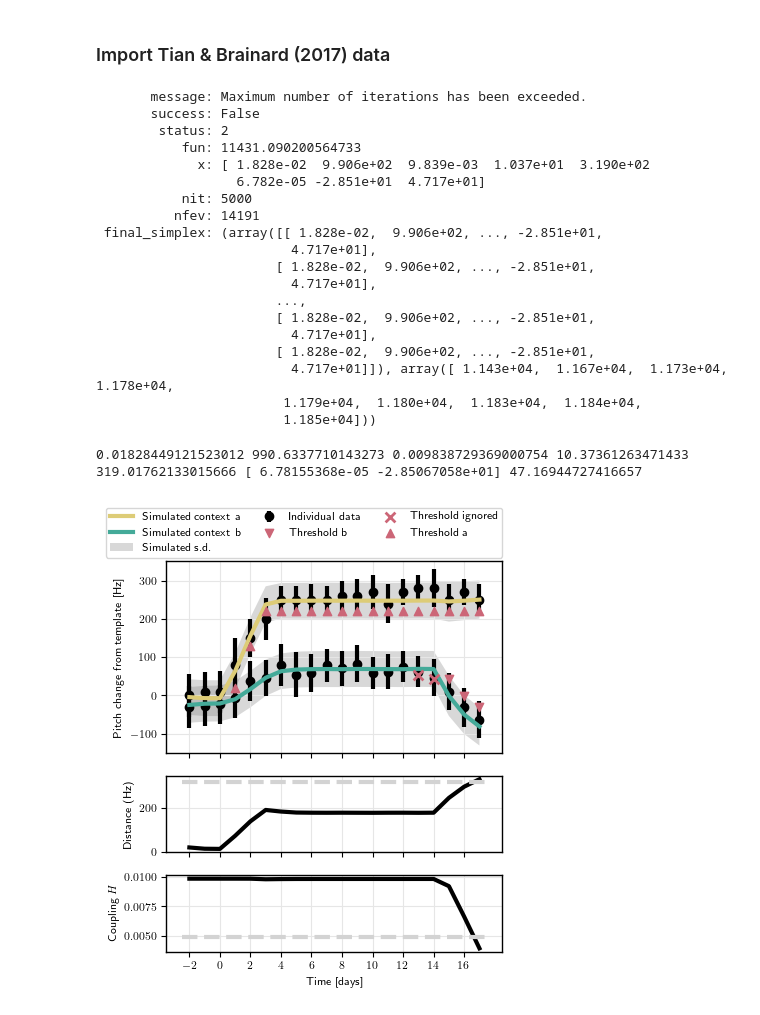
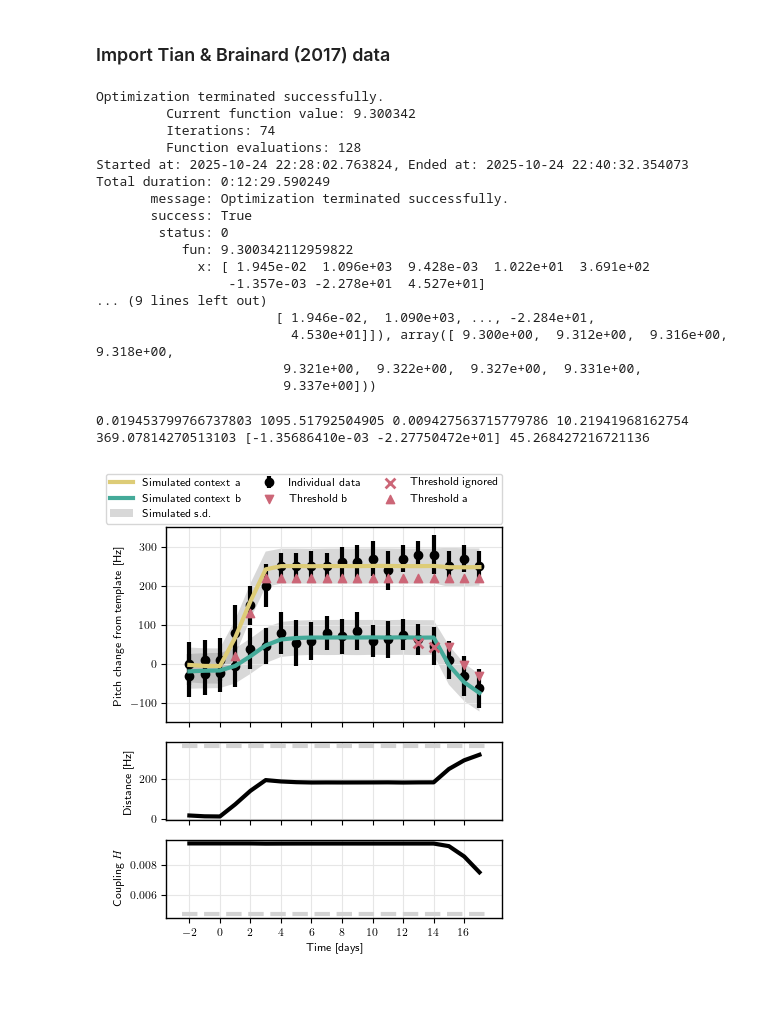
Before and after one commit to ttomka/CollectiveMotionVocalLearning, a Jupyter notebook: CMPS_AversiveVocalLearning.ipynb, the cells around one changed output. Saved outputs shown, nothing was run; the diff lists cells and outputs as text; code cells hidden in the pictures.

Commit message:
Updated Aversive Vocal Learning

```diff
--- a/CMPS_AversiveVocalLearning.ipynb
+++ b/CMPS_AversiveVocalLearning.ipynb
@@ -304,14 +349,17 @@ beta = p[1]
 sd = p[2]
 print(alpha,beta,sd)
 
-# compute average over 500 simulations
-n_sim = 500
+# compute average over 1000 simulations
+n_sim = 1000
 P_mean_a = np.empty((n_sim, len(days_sim)))
 P_mean_b = np.empty((n_sim, len(days_sim)))
 P_mean = np.empty((n_sim, len(days_sim)))
 P_sd = np.empty((n_sim, len(days_sim)))
+
+# Create independent seeds for each job
+seeds = rng_A.choice(1000, size=n_sim, replace=False)
 for i in range(n_sim):
-    P, X = simulate_aversive(x0, alpha, beta, c, n, d50, sd, exp_thresh_sim, seq, samples_per_day, direction)
+    P= simulate_aversive(x0, alpha, beta, c, n, d50, sd, exp_thresh_sim, seq, samples_per_day, direction, seeds[i])
     P_a = P[0::2]
     P_b = P[1::2]
     P_day = [P[x:x+samples_per_day] for x in range(0, len(P), samples_per_day)]
@@ -321,8 +369,8 @@ for i in range(n_sim):
     P_mean_b[i,:] = np.array([np.mean(pd) for pd in P_day_b])
     P_sd[i,:] = np.array([np.std(pd) for pd in P_day])
     P_mean[i,:] = np.array([np.mean(pd) for pd in P_day])
-P_mean_a = np.mean(P_mean_a, axis=0)
-P_mean_b = np.mean(P_mean_b, axis=0)
-P_mean = np.mean(P_mean, axis=0)
-P_sd = np.mean(P_sd, axis=0)
+P_mean_a = np.median(P_mean_a, axis=0)
+P_mean_b = np.median(P_mean_b, axis=0)
+P_mean = np.median(P_mean, axis=0)
+P_sd = np.median(P_sd, axis=0)
 # %% [output]
@@ -384,6 +432,9 @@ exp_thresh = np.vstack([exp_thresh_a, exp_thresh_b])
 # simulation time
 samples_per_day = 100
 tsim = samples_per_day * len(days)
+
+# simulation replicates
+n_sim = 100
 
 # daily sequence of context renditions
 # 0: context 'a', 1: context 'b'
@@ -412,33 +463,41 @@ bnds = ((0, 1),      # alpha
         (-100, 100), # x0_b
         (10, 100))   # sd
 
+start = datetime.now()
+
 # fit
 out = minimize(cost_function_incongruent, p0,
-               args=(seq, samples_per_day, exp_mean, exp_sd, exp_thresh, direction),
-               bounds=bnds, method='Nelder-Mead', options={'maxiter': 5000})
+               args=(seq, samples_per_day, exp_mean, exp_sd, exp_thresh, direction, n_sim),
+               bounds=bnds,
+               method='Nelder-Mead',
+               options={'maxiter': 5000,
+                        'xatol': 10, # chosen manually to not chase noise
+                        'fatol': 10, # chosen manually to not chase noise
+                        'disp': True })
 
+end = datetime.now()
+print(f"Started at: {start}, Ended at: {end}")
+print(f"Total duration: {end - start}")
 p=out.x
 print(out)
 # %% [output]
-       message: Maximum number of iterations has been exceeded.
-       success: False
-        status: 2
-           fun: 11431.090200564733
-             x: [ 1.828e-02  9.906e+02  9.839e-03  1.037e+01  3.190e+02
-                  6.782e-05 -2.851e+01  4.717e+01]
-           nit: 5000
-          nfev: 14191
- final_simplex: (array([[ 1.828e-02,  9.906e+02, ..., -2.851e+01,
-                         4.717e+01],
-                       [ 1.828e-02,  9.906e+02, ..., -2.851e+01,
-                         4.717e+01],
-                       ...,
-                       [ 1.828e-02,  9.906e+02, ..., -2.851e+01,
-                         4.717e+01],
-                       [ 1.828e-02,  9.906e+02, ..., -2.851e+01,
-                         4.717e+01]]), array([ 1.143e+04,  1.167e+04,  1.173e+04,  1.178e+04,
-                        1.179e+04,  1.180e+04,  1.183e+04,  1.184e+04,
-                        1.185e+04]))
+Optimization terminated successfully.
+         Current function value: 9.300342
+         Iterations: 74
+         Function evaluations: 128
+Started at: 2025-10-24 22:28:02.763824, Ended at: 2025-10-24 22:40:32.354073
+Total duration: 0:12:29.590249
+       message: Optimization terminated successfully.
+       success: True
+        status: 0
+           fun: 9.300342112959822
+             x: [ 1.945e-02  1.096e+03  9.428e-03  1.022e+01  3.691e+02
+                 -1.357e-03 -2.278e+01  4.527e+01]
+... (9 lines left out)
+                       [ 1.946e-02,  1.090e+03, ..., -2.284e+01,
+                         4.530e+01]]), array([ 9.300e+00,  9.312e+00,  9.316e+00,  9.318e+00,
+                        9.321e+00,  9.322e+00,  9.327e+00,  9.331e+00,
+                        9.337e+00]))
 # %%
 # unpack estimated parameters
 alpha = p[0]
@@ -456,8 +515,9 @@ P_mean_a = np.empty((n_sim, len(days)))
 P_sd_a = np.empty((n_sim, len(days)))
 P_mean_b = np.empty((n_sim, len(days)))
 P_sd_b = np.empty((n_sim, len(days)))
+seeds = rng_B.choice(1000, size=n_sim, replace=False)
 for i in range(n_sim):
-    P, X = simulate_aversive(x0, alpha, beta, c, n, d50, sd, exp_thresh, seq, samples_per_day, direction)
+    P = simulate_aversive(x0, alpha, beta, c, n, d50, sd, exp_thresh, seq, samples_per_day, direction, seeds[i])
     P_a = P[0::2]
     P_b = P[1::2]
     P_day_a = [P_a[x:x+int(samples_per_day/2)] for x in range(0, len(P_a), int(samples_per_day/2))]
@@ -471,7 +531,7 @@ P_sd_a =  np.mean(P_sd_a, axis=0)
 P_mean_b = np.mean(P_mean_b, axis=0)
 P_sd_b =  np.mean(P_sd_b, axis=0)
 # %% [output]
-0.01828449121523012 990.6337710143273 0.009838729369000754 10.37361263471433 319.01762133015666 [ 6.78155368e-05 -2.85067058e+01] 47.16944727416657
+0.019453799766737803 1095.51792504905 0.009427563715779786 10.21941968162754 369.07814270513103 [-1.35686410e-03 -2.27750472e+01] 45.268427216721136
 # %%
 f, (a0, a1, a2) = plt.subplots(3, 1, height_ratios=[2.5, 1, 1], figsize=(0.6*w, 0.72*w), sharex=True)
 a0.errorbar(days, exp_mean[0], exp_sd[0], fmt='o',
@@ -489,32 +549,32 @@ a0.fill_between(days, P_mean_b - P_sd_b, P_mean_b + P_sd_b,
 a0.scatter(days, exp_thresh[0],
             color=colors['H'], label= 'Threshold a', marker='^', zorder=10)
 a0.scatter(days, exp_thresh[1],
             color=colors['H'], label= 'Threshold b', marker='v', zorder=10)
 a0.scatter(days[15:17], exp_thresh_b_ignored, s=50, lw=2,
             color=colors['H'], label= 'Threshold ignored', marker='x', zorder=10)
 a0.grid(which='both', color='0.9', linestyle='-')
 a0.set_ylim([-150, 350])
 a0.set_ylabel('Pitch change from template [Hz]')
 handles, labels = a0.get_legend_handles_labels()
 order = [0, 1, 2, 6, 4, 5, 3]
 a0.legend([handles[idx] for idx in order],[labels[idx] for idx in order],
            bbox_to_anchor=(-0.18, 1.02, 1.18, 1), loc="lower left", mode="expand", borderaxespad=0, ncol=3)
 
 hill = deepcopy(P_mean_a)
 for i in range(len(P_mean_a)):
     hill[i] = Hill(P_mean_a[i],P_mean_b[i], n, d50)
 a1.plot(days, P_mean_a-P_mean_b,
          color='black')
 a1.grid(which='both', color='0.9', linestyle='-')
-a1.set_ylabel('Distance (Hz)')
+a1.set_ylabel('Distance [Hz]')
 a1.hlines(d50,-2.5, 17.5, ls='--', color='lightgrey')
 a2.plot(days, c*hill, color='black')
 a2.grid(which='both', color='0.9', linestyle='-')
 a2.hlines(c/2,-2.5, 17.5, ls='--', color='lightgrey')
 a2.set_ylabel('Coupling $H$')
 a2.set_xlabel('Time [days]')
 a2.set_xticks(np.arange(-2,18,2))
 f.tight_layout()
 plt.savefig('figs/fig4_incongruent')
 # %% [output]
-[figure, old version]
+[figure, new version]
```
Also changed, not shown: parts of 5 cells of this notebook.
